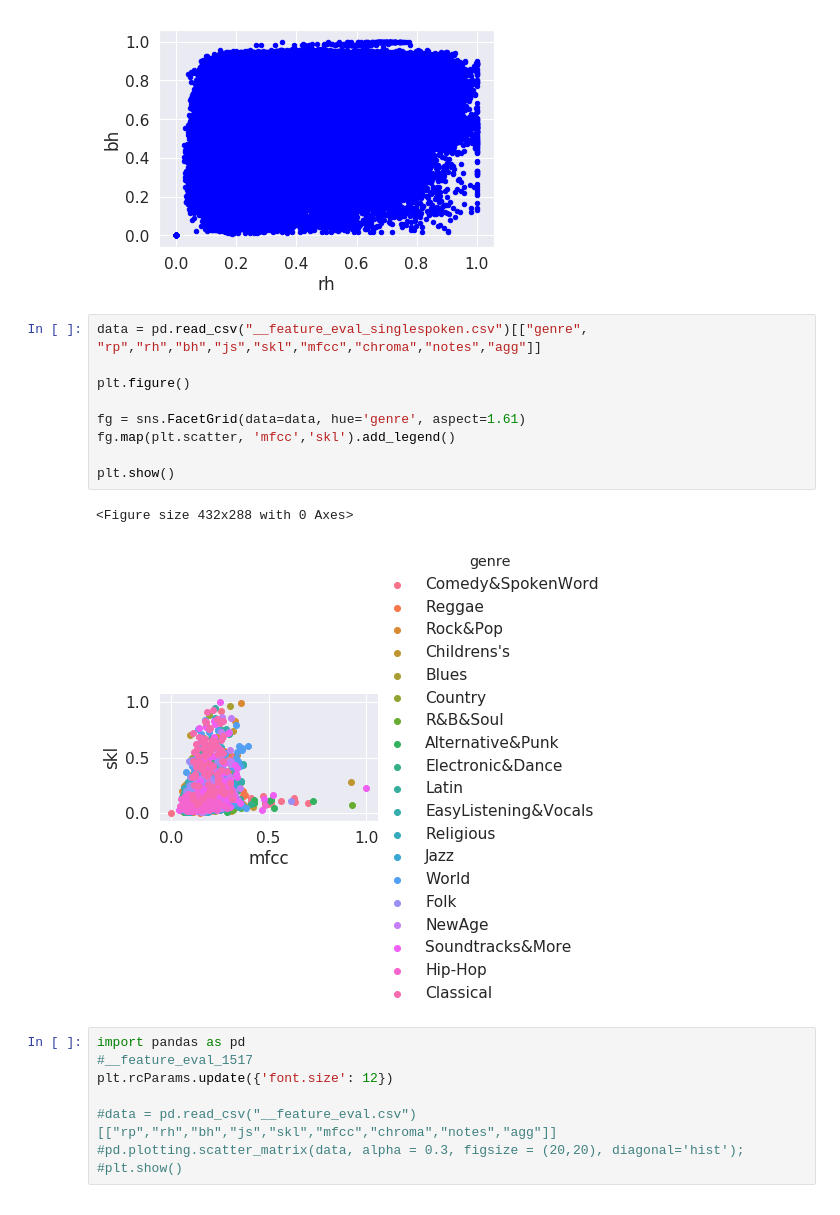
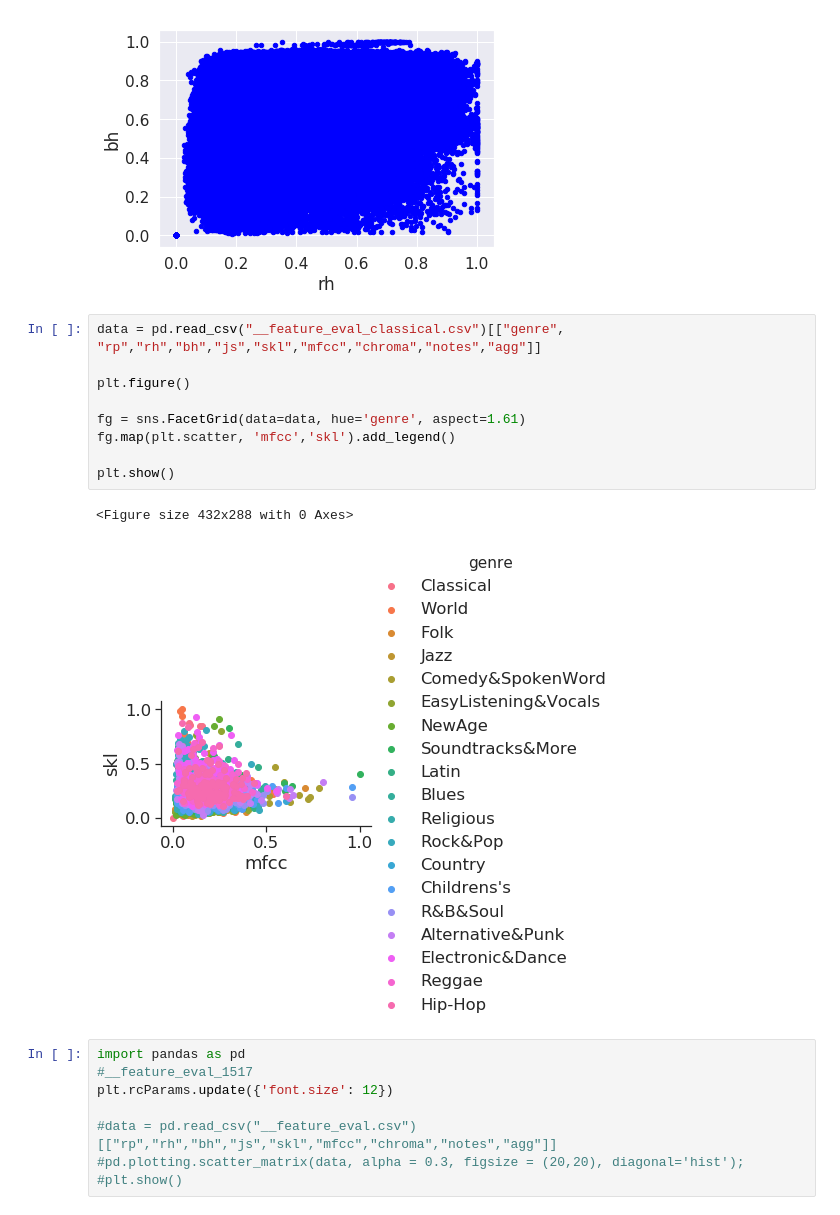
Before and after one commit to oObqpdOo/MusicSimilarity-Spark, a Jupyter notebook: auto evaluate cover and genre/correlation analysis/correlation2.ipynb, the cells around one changed output. Drawn from its saved outputs; the diff is of its cells as text.

```diff
--- a/auto evaluate cover and genre/correlation analysis/correlation2.ipynb
+++ b/auto evaluate cover and genre/correlation analysis/correlation2.ipynb
@@ -63,17 +63,17 @@ plt.show()
 <Figure size 432x288 with 0 Axes>
 [figure]
 # %%
-data = pd.read_csv("__feature_eval_singlespoken.csv")[["genre", "rp","rh","bh","js","skl","mfcc","chroma","notes","agg"]]
+data = pd.read_csv("__feature_eval_classical.csv")[["genre", "rp","rh","bh","js","skl","mfcc","chroma","notes","agg"]]
 
 plt.figure()
 
 fg = sns.FacetGrid(data=data, hue='genre', aspect=1.61)
 fg.map(plt.scatter, 'mfcc','skl').add_legend()
 
 plt.show()
 # %% [output]
 <Figure size 432x288 with 0 Axes>
-[figure, old version]
+[figure, new version]
 # %%
 import pandas as pd
 #__feature_eval_1517
```
Also changed, not shown: parts of 2 cells of this notebook, 4 other files.
